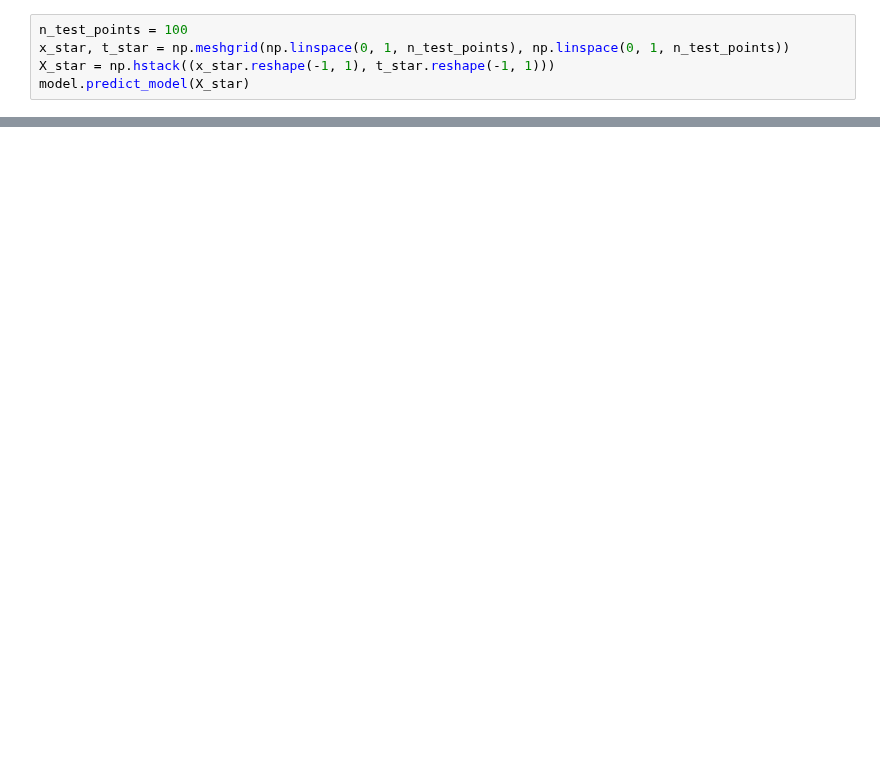
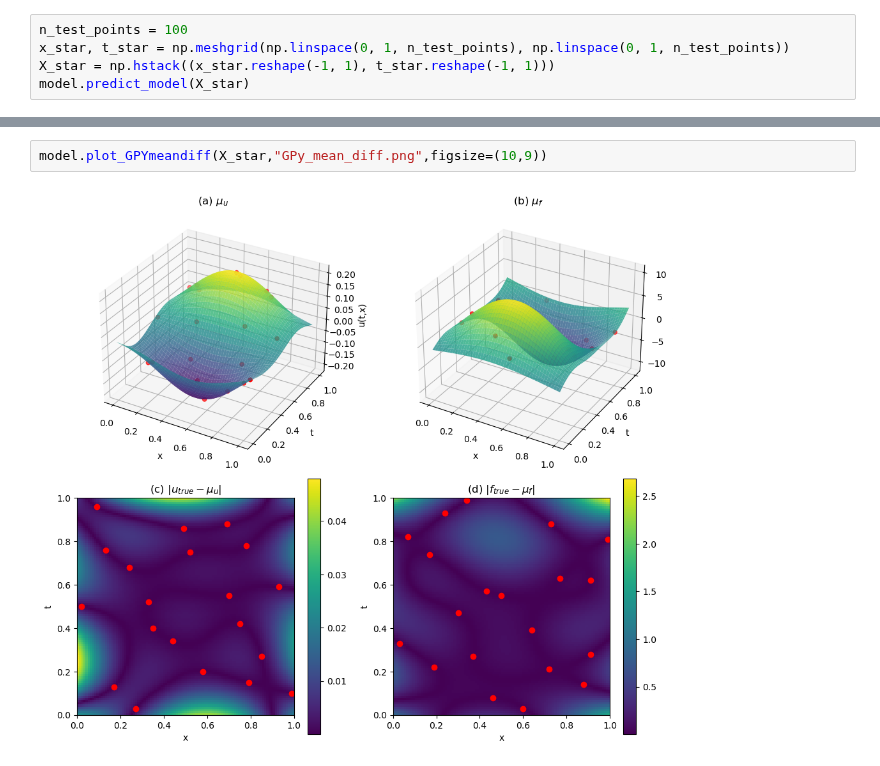
Before and after one commit to TobiLeitgeb/Code_bac, a Jupyter notebook: final_examples/poisson/poisson_equation.ipynb, the cells around one changed output, grey strips where cells are left out. Cells and saved outputs as stored; diff of their text form; blank space fills up the shorter version.

```diff
--- a/final_examples/poisson/poisson_equation.ipynb
+++ b/final_examples/poisson/poisson_equation.ipynb
@@ -84,0 +91,4 @@ relative error f:  0.06914728536165825
+# %%
+model.plot_GPYmeandiff(X_star,"GPy_mean_diff.png",figsize=(10,9))
+# %% [output]
+[figure, added]
```
Also changed, not shown: parts of 6 cells of this notebook, 18 other files.
